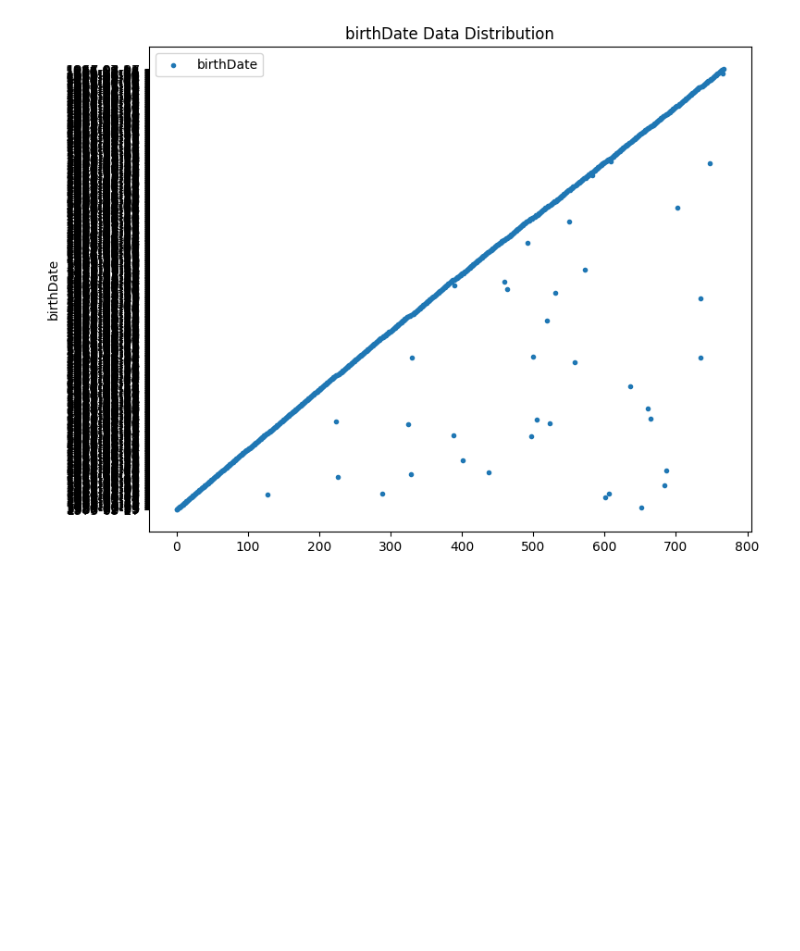
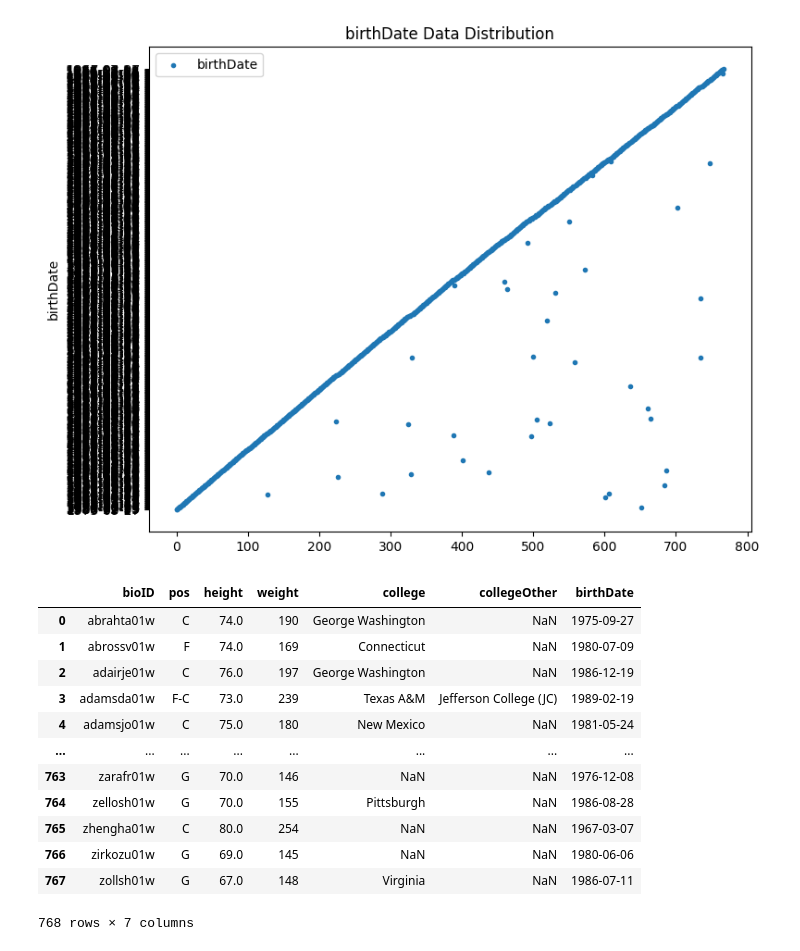
Before and after one commit to 13luiscabral13/AC, a Jupyter notebook: notebook.ipynb, the cells around one changed output. Saved outputs shown, nothing was run; the diff lists cells and outputs as text; code cells hidden in the pictures; blank space fills up the shorter version.

Commit message:
index fix

```diff
--- a/notebook.ipynb
+++ b/notebook.ipynb
@@ -241,4 +241,19 @@ for column in columns_filtered:
 [figure]
 [figure]
 # %%
-players.to_csv("dataset_edited/players.csv")
+players.to_csv("dataset_edited/players.csv", index=False)
+players
+# %% [output]
+|  | bioID | pos | height | weight | college | collegeOther | birthDate |
+| 0 | abrahta01w | C | 74.0 | 190 | George Washington | NaN | 1975-09-27 |
+| 1 | abrossv01w | F | 74.0 | 169 | Connecticut | NaN | 1980-07-09 |
+| 2 | adairje01w | C | 76.0 | 197 | George Washington | NaN | 1986-12-19 |
+| 3 | adamsda01w | F-C | 73.0 | 239 | Texas A&M | Jefferson College (JC) | 1989-02-19 |
+| 4 | adamsjo01w | C | 75.0 | 180 | New Mexico | NaN | 1981-05-24 |
+| ... | ... | ... | ... | ... | ... | ... | ... |
+| 763 | zarafr01w | G | 70.0 | 146 | NaN | NaN | 1976-12-08 |
+| 764 | zellosh01w | G | 70.0 | 155 | Pittsburgh | NaN | 1986-08-28 |
+| 765 | zhengha01w | C | 80.0 | 254 | NaN | NaN | 1967-03-07 |
+| 766 | zirkozu01w | G | 69.0 | 145 | NaN | NaN | 1980-06-06 |
+| 767 | zollsh01w | G | 67.0 | 148 | Virginia | NaN | 1986-07-11 |
+768 rows × 7 columns
```
Also changed, not shown: 1 other file.
